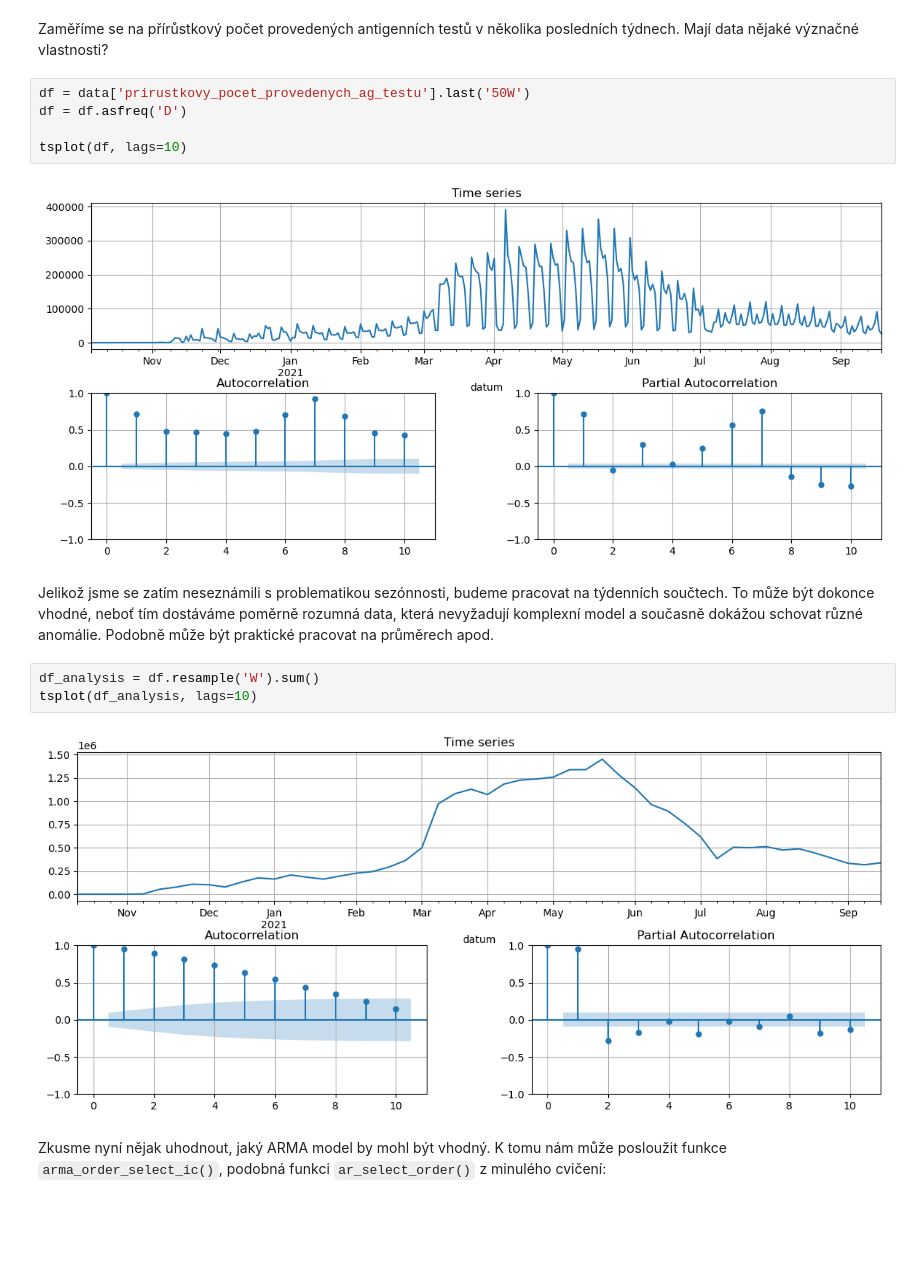
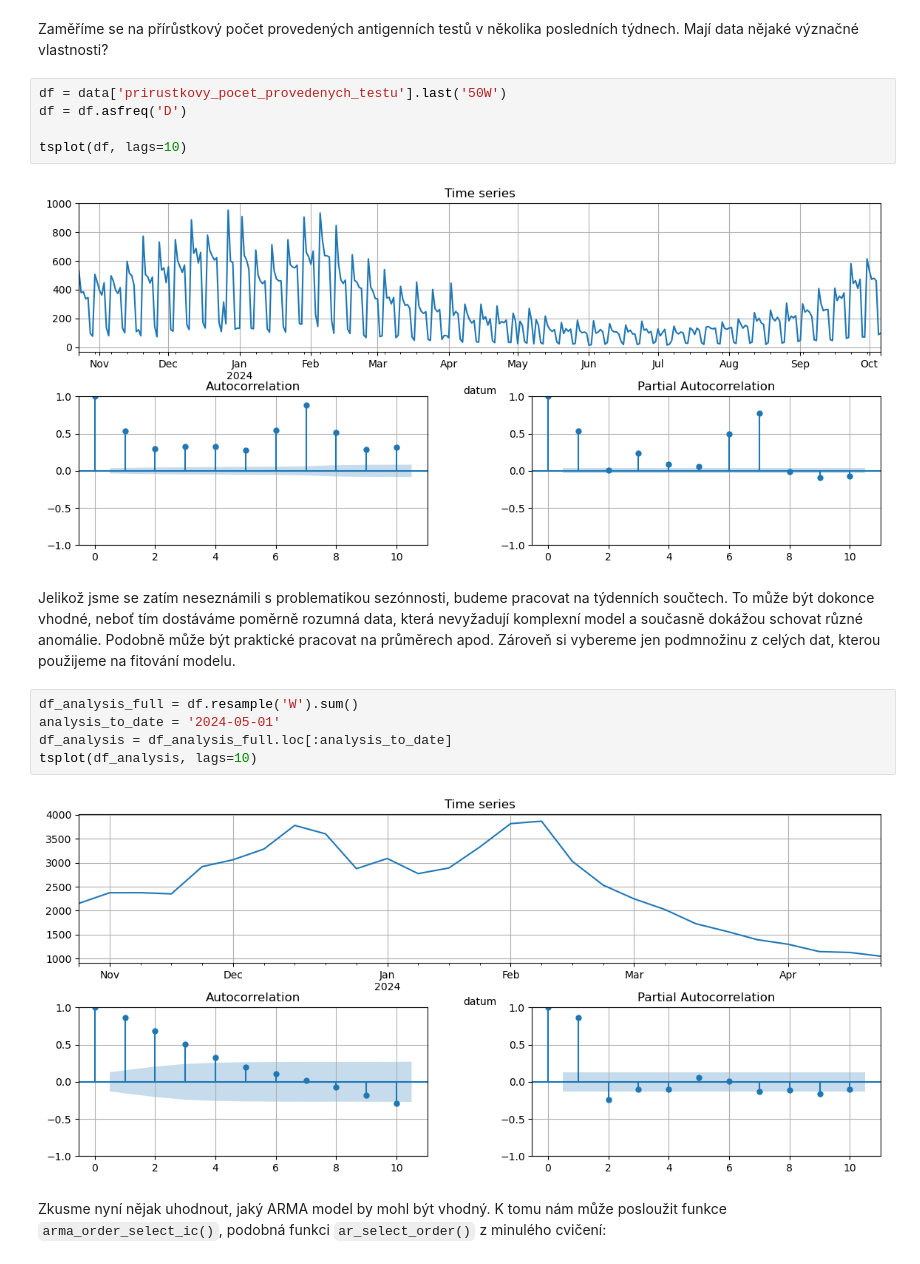
Before and after one commit to kamil-dedecius/mi-scr, a Jupyter notebook: cviceni/3_lab/1_ARMA.ipynb, the cells around one changed output. Cells and saved outputs as stored; diff of their text form; blank space fills up the shorter version.

```diff
--- a/cviceni/3_lab/1_ARMA.ipynb
+++ b/cviceni/3_lab/1_ARMA.ipynb
@@ -38,19 +32,21 @@ data.head()
 # %% [markdown]
 Zaměříme se na přírůstkový počet provedených antigenních testů v několika posledních týdnech. Mají data nějaké význačné vlastnosti?
 # %%
-df = data['prirustkovy_pocet_provedenych_ag_testu'].last('50W')
+df = data['prirustkovy_pocet_provedenych_testu'].last('50W')
 df = df.asfreq('D')
 
 tsplot(df, lags=10)
 # %% [output]
-[figure, old version]
+[figure, new version]
 # %% [markdown]
-Jelikož jsme se zatím neseznámili s problematikou sezónnosti, budeme pracovat na týdenních součtech. To může být dokonce vhodné, neboť tím dostáváme poměrně rozumná data, která nevyžadují komplexní model a současně dokážou schovat různé anomálie. Podobně může být praktické pracovat na průměrech apod.
+Jelikož jsme se zatím neseznámili s problematikou sezónnosti, budeme pracovat na týdenních součtech. To může být dokonce vhodné, neboť tím dostáváme poměrně rozumná data, která nevyžadují komplexní model a současně dokážou schovat různé anomálie. Podobně může být praktické pracovat na průměrech apod. Zároveň si vybereme jen podmnožinu z celých dat, kterou použijeme na fitování modelu.
 # %%
-df_analysis = df.resample('W').sum()
+df_analysis_full = df.resample('W').sum()
+analysis_to_date = '2024-05-01'
+df_analysis = df_analysis_full.loc[:analysis_to_date]
 tsplot(df_analysis, lags=10)
 # %% [output]
-[figure, old version]
+[figure, new version]
 # %% [markdown]
 Zkusme nyní nějak uhodnout, jaký ARMA model by mohl být vhodný. K tomu nám může posloužit funkce `arma_order_select_ic()`, podobná funkci `ar_select_order()` z minulého cvičení:
 # %%
```
Also changed, not shown: parts of 12 cells of this notebook, 1 other file.
